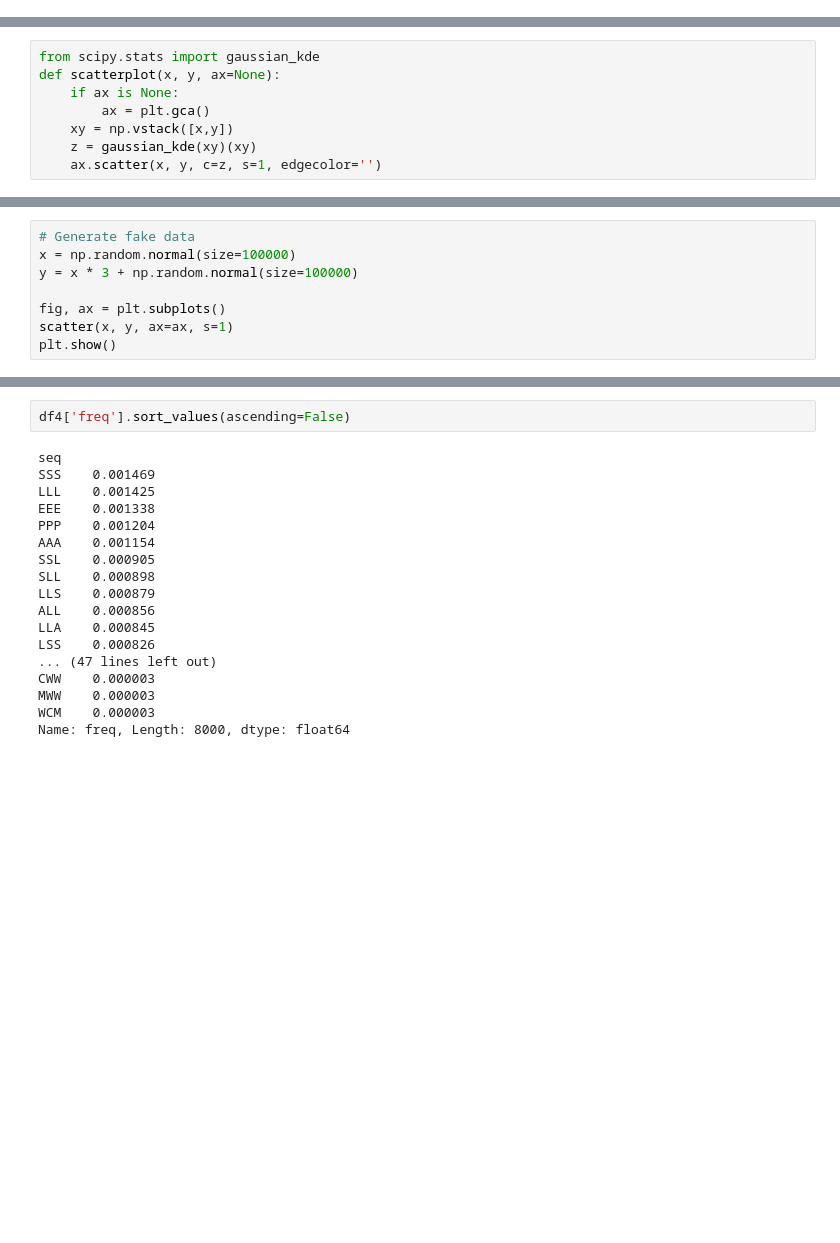
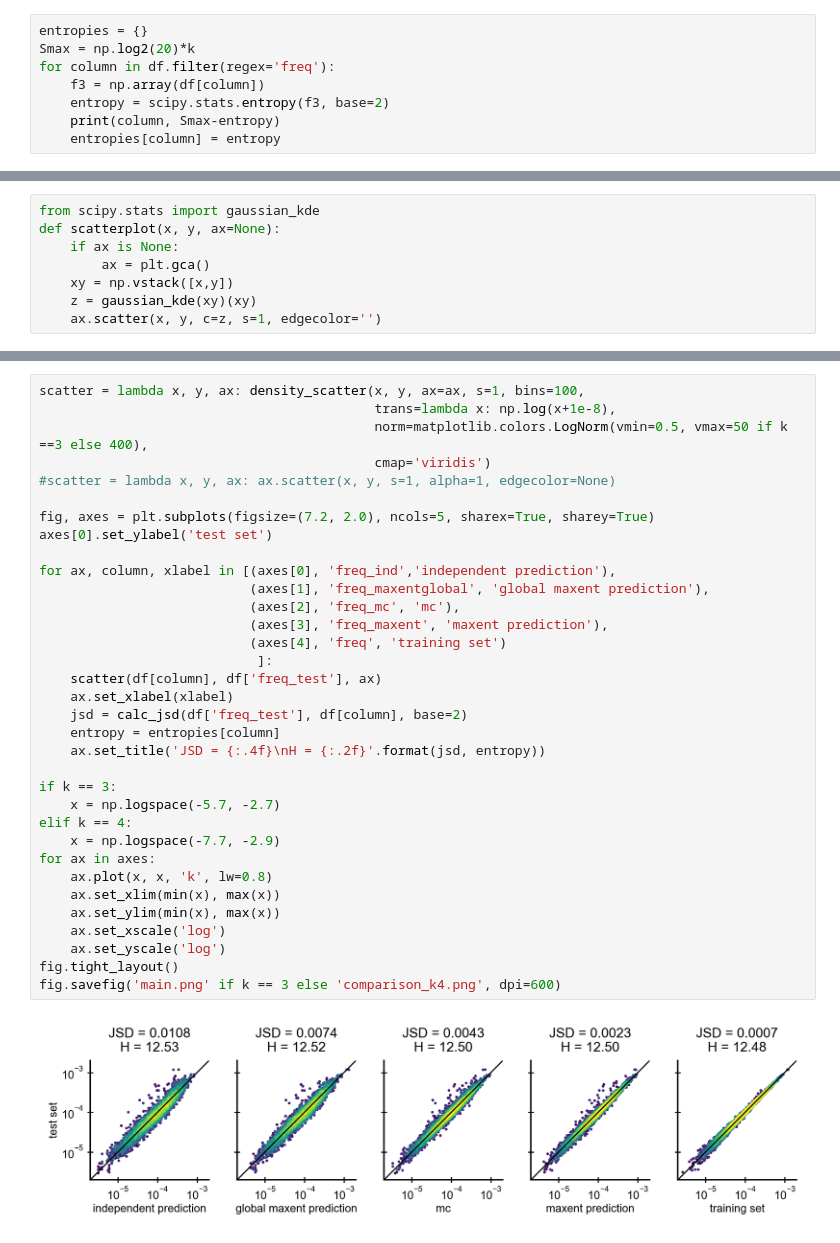
Before and after one commit to andim/peptidome, a Jupyter notebook: code/globalmaxent/globalmaxent.ipynb, the cells around one changed output, grey strips where cells are left out. Cells and saved outputs as stored; diff of their text form; blank space fills up the shorter version.

```diff
--- a/code/globalmaxent/globalmaxent.ipynb
+++ b/code/globalmaxent/globalmaxent.ipynb
@@ -185,0 +228,8 @@ jsd_maxentglobal = calc_jsd(df4_test['freq'], df4_test['freq_maxentglobal'], bas
+# %%
+entropies = {}
+Smax = np.log2(20)*k
+for column in df.filter(regex='freq'):
+    f3 = np.array(df[column])
+    entropy = scipy.stats.entropy(f3, base=2)
+    print(column, Smax-entropy)
+    entropies[column] = entropy
@@ -221,8 +279,0 @@ SyntaxError: invalid syntax (<ipython-input-140-dbbdf9711b33>, line 2)
-# %%
-# Generate fake data
-x = np.random.normal(size=100000)
-y = x * 3 + np.random.normal(size=100000)
-
-fig, ax = plt.subplots()
-scatter(x, y, ax=ax, s=1)
-plt.show()
@@ -308,20 +280,36 @@ Name: freq_maxentglobal, Length: 8000, dtype: float64
-# %%
-df4['freq'].sort_values(ascending=False)
-# %% [output]
-seq
-SSS    0.001469
-LLL    0.001425
-EEE    0.001338
-PPP    0.001204
-AAA    0.001154
-SSL    0.000905
-SLL    0.000898
-LLS    0.000879
-ALL    0.000856
-LLA    0.000845
-LSS    0.000826
-... (47 lines left out)
-CWW    0.000003
-MWW    0.000003
-WCM    0.000003
-Name: freq, Length: 8000, dtype: float64
+# %%
+scatter = lambda x, y, ax: density_scatter(x, y, ax=ax, s=1, bins=100,
+                                           trans=lambda x: np.log(x+1e-8),
+                                           norm=matplotlib.colors.LogNorm(vmin=0.5, vmax=50 if k ==3 else 400),
+                                           cmap='viridis')
+#scatter = lambda x, y, ax: ax.scatter(x, y, s=1, alpha=1, edgecolor=None)
+
+fig, axes = plt.subplots(figsize=(7.2, 2.0), ncols=5, sharex=True, sharey=True)
+axes[0].set_ylabel('test set')
+
+for ax, column, xlabel in [(axes[0], 'freq_ind','independent prediction'),
+                           (axes[1], 'freq_maxentglobal', 'global maxent prediction'),
+                           (axes[2], 'freq_mc', 'mc'),
+                           (axes[3], 'freq_maxent', 'maxent prediction'),
+                           (axes[4], 'freq', 'training set')
+                            ]:
+    scatter(df[column], df['freq_test'], ax)
+    ax.set_xlabel(xlabel)
+    jsd = calc_jsd(df['freq_test'], df[column], base=2)
+    entropy = entropies[column]
+    ax.set_title('JSD = {:.4f}\nH = {:.2f}'.format(jsd, entropy))
+
+if k == 3:
+    x = np.logspace(-5.7, -2.7)
+elif k == 4:
+    x = np.logspace(-7.7, -2.9)
+for ax in axes:
+    ax.plot(x, x, 'k', lw=0.8)
+    ax.set_xlim(min(x), max(x))
+    ax.set_ylim(min(x), max(x))
+    ax.set_xscale('log')
+    ax.set_yscale('log')
+fig.tight_layout()
+fig.savefig('main.png' if k == 3 else 'comparison_k4.png', dpi=600)
+# %% [output]
+[figure, added]
```
Also changed, not shown: parts of 25 cells of this notebook, 16 other files.
